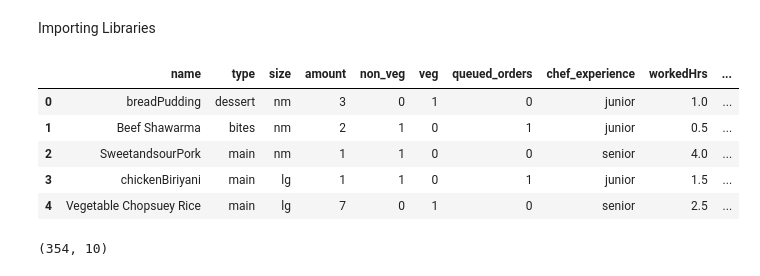
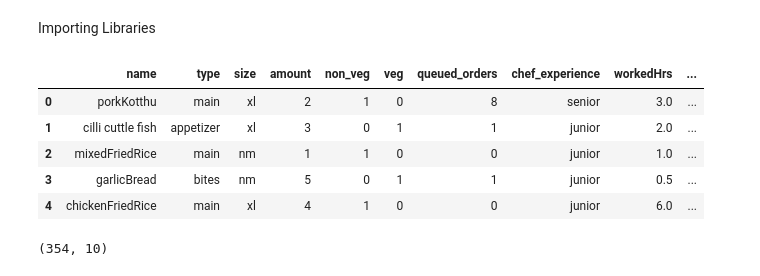
Before and after one commit to Yehan20/Food_Preperation_Time_Prediction_system, a Jupyter notebook: Client/ml/model.ipynb, the cells around one changed output. Drawn from its saved outputs; the diff is of its cells as text; code cells hidden in the pictures.

```diff
--- a/Client/ml/model.ipynb
+++ b/Client/ml/model.ipynb
@@ -10,15 +10,15 @@ from sklearn.linear_model import LinearRegression
 import xgboost
 import lightgbm
 # %%
-df= pd.read_csv('newfood.csv')
+df= pd.read_csv('meals.csv')
 df.head()
 # %% [output]
 |  | name | type | size | amount | non_veg | veg | queued_orders | chef_experience | workedHrs | ... |
-| 0 | breadPudding | dessert | nm | 3 | 0 | 1 | 0 | junior | 1.0 | ... |
-| 1 | Beef Shawarma | bites | nm | 2 | 1 | 0 | 1 | junior | 0.5 | ... |
-| 2 | SweetandsourPork | main | nm | 1 | 1 | 0 | 0 | senior | 4.0 | ... |
-| 3 | chickenBiriyani | main | lg | 1 | 1 | 0 | 1 | junior | 1.5 | ... |
-| 4 | Vegetable Chopsuey Rice | main | lg | 7 | 0 | 1 | 0 | senior | 2.5 | ... |
+| 0 | porkKotthu | main | xl | 2 | 1 | 0 | 8 | senior | 3.0 | ... |
+| 1 | cilli cuttle fish | appetizer | xl | 3 | 0 | 1 | 1 | junior | 2.0 | ... |
+| 2 | mixedFriedRice | main | nm | 1 | 1 | 0 | 0 | junior | 1.0 | ... |
+| 3 | garlicBread | bites | nm | 5 | 0 | 1 | 1 | junior | 0.5 | ... |
+| 4 | chickenFriedRice | main | xl | 4 | 1 | 0 | 0 | junior | 6.0 | ... |
 # %%
 df.shape
 # %% [output]
```
Also changed, not shown: parts of 18 cells of this notebook, 40 other files.
